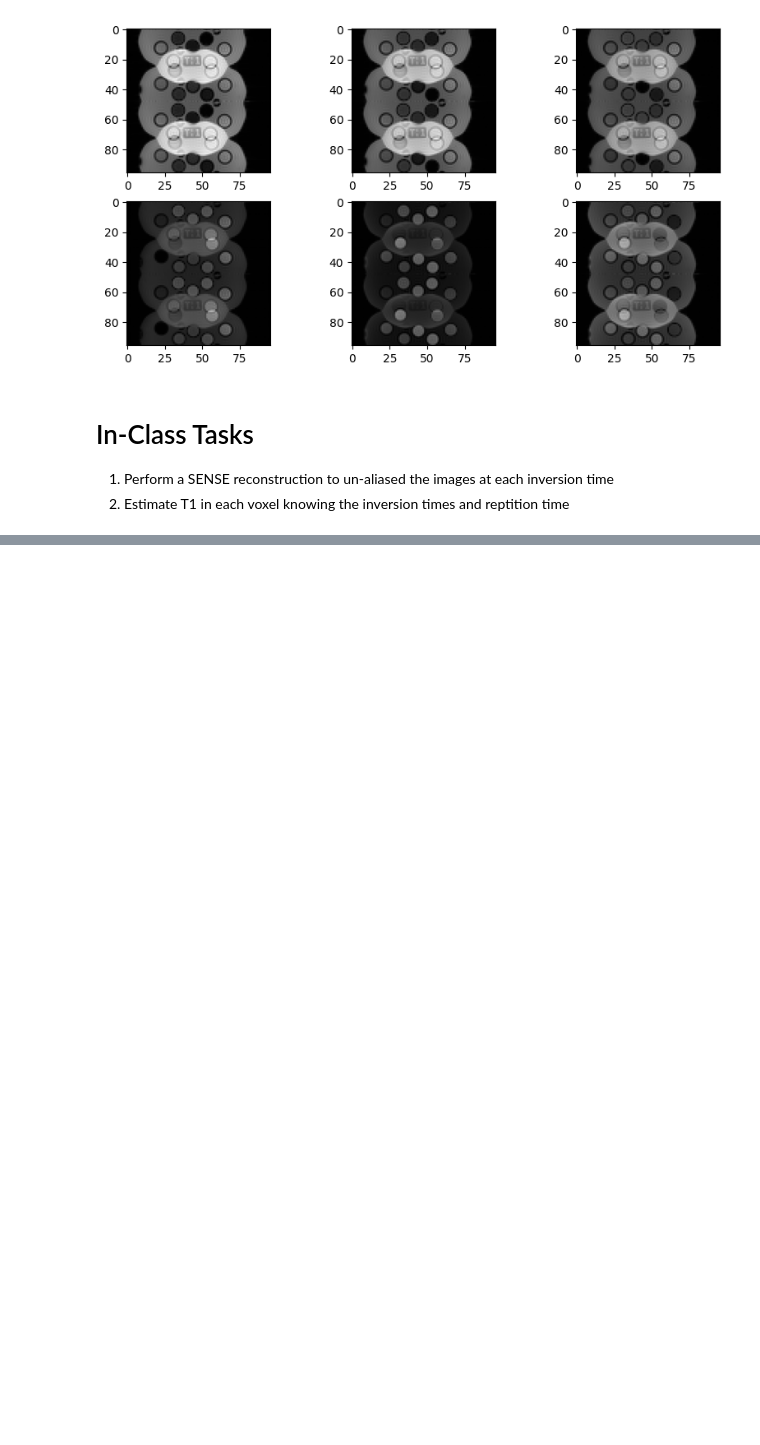
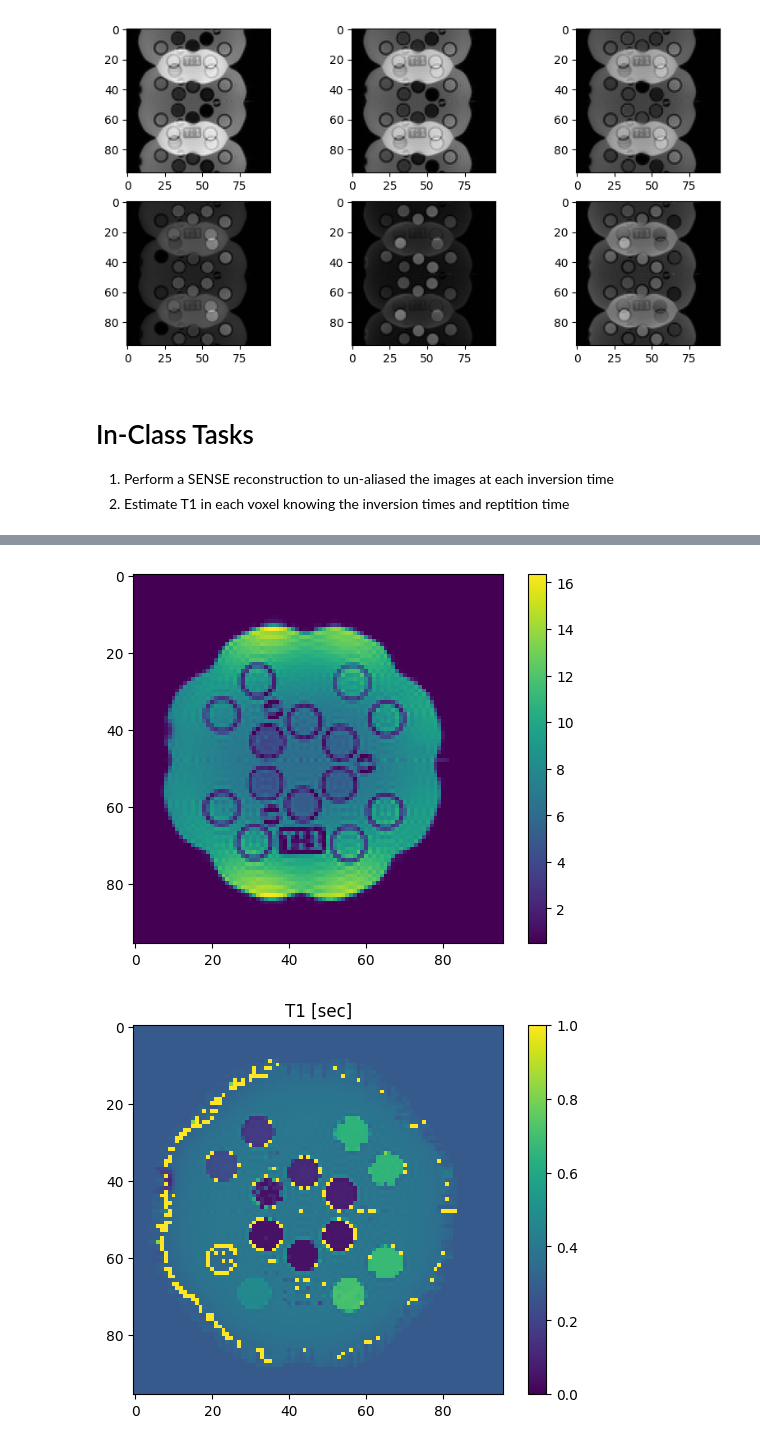
Before and after one commit to nmickevicius/MCW_BIOP_03-238_MRI, a Jupyter notebook: 21_reconstruct_inversion_recovery/reconstruct.ipynb, the cells around one changed output, grey strips where cells are left out. Saved outputs shown, nothing was run; the diff lists cells and outputs as text; code cells hidden in the pictures; blank space fills up the shorter version.

```diff
--- a/21_reconstruct_inversion_recovery/reconstruct.ipynb
+++ b/21_reconstruct_inversion_recovery/reconstruct.ipynb
@@ -90,0 +141,37 @@ for t in range(6):
+# %%
+m0_array = np.zeros((96,96))
+t1_array = np.zeros((96,96))
+
+for r in range(96):
+
+  for c in range(96):
+
+    pixel = np.abs(recon[r,c,:])
+
+    def cost_function(x):
+      JACKIE = model(x)
+      return np.sum((JACKIE-pixel)**2)
+
+    T1_init = TI[np.argmin(pixel)] / np.log(2)
+    x0 = np.array([1.25 * np.max(np.abs(pixel)), T1_init])
+
+    BARB = Bounds(lb=[0.05,0.1],ub=[20,3.0])
+    BARB = [(0.5, 20.0), (0.05, 3.0)]
+
+    result = minimize(cost_function,x0,bounds=BARB, method='trust-constr')
+    m0_array[r,c]=result.x[0]
+    t1_array[r,c]=result.x[1]
+# %%
+plt.figure()
+plt.imshow(m0_array)
+plt.colorbar()
+plt.show()
+
+plt.figure()
+plt.imshow(t1_array, vmin=0.0, vmax=1.0)
+plt.title('T1 [sec]')
+plt.colorbar()
+plt.show()
+# %% [output]
+[figure, added]
+[figure, added]
```
Also changed, not shown: parts of 5 cells of this notebook, 1 other file.
